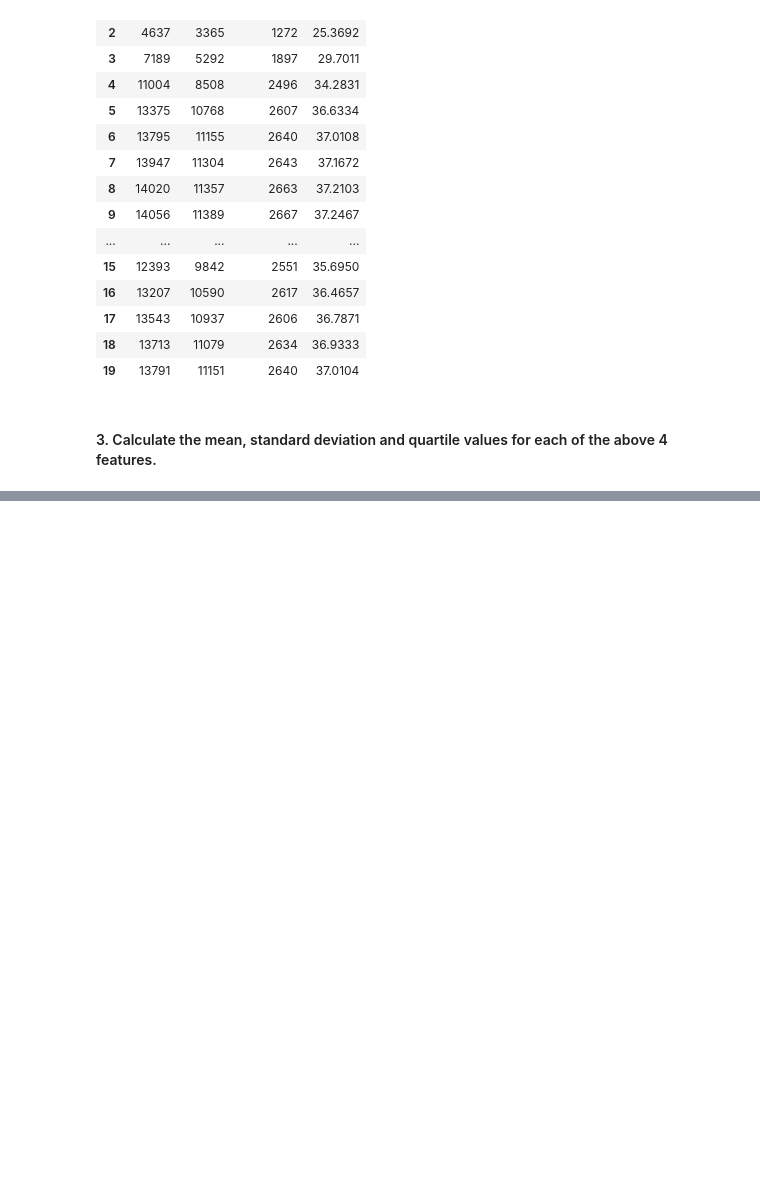
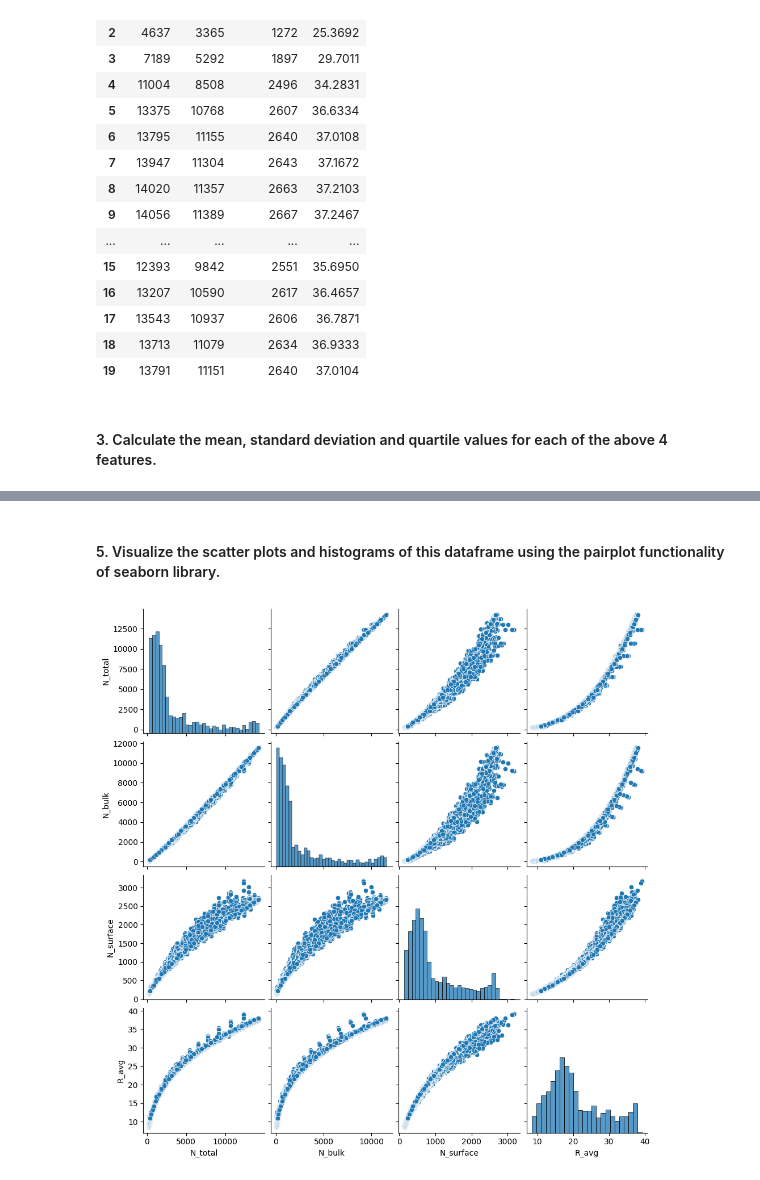
Before and after one commit to IT21042324/DL-Lab-01, a Jupyter notebook: Task 2.ipynb, the cells around one changed output, grey strips where cells are left out. Drawn from its saved outputs; the diff is of its cells as text; code cells hidden in the pictures; blank space fills up the shorter version.

```diff
--- a/Task 2.ipynb
+++ b/Task 2.ipynb
@@ -66,0 +104,10 @@ filtered_df.describe().T
+# %% [markdown]
+#### 5. Visualize the scatter plots and histograms of this dataframe using the pairplot functionality of seaborn library.
+# %%
+import seaborn as sns
+import pandas as pd
+
+sns.pairplot(filtered_df)
+plt.show()
+# %% [output]
+[figure, added]
```
Also changed, not shown: parts of 5 cells of this notebook.
